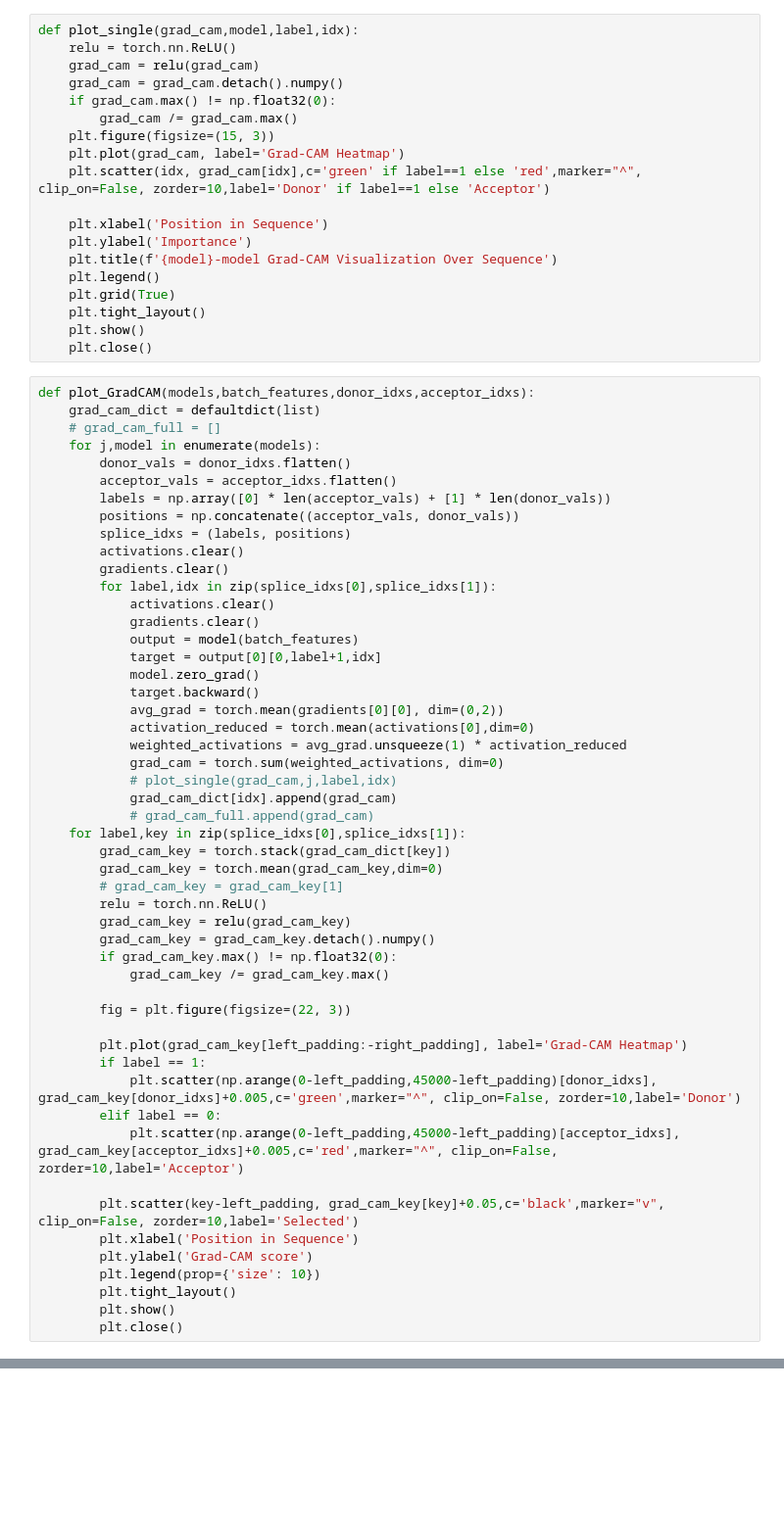
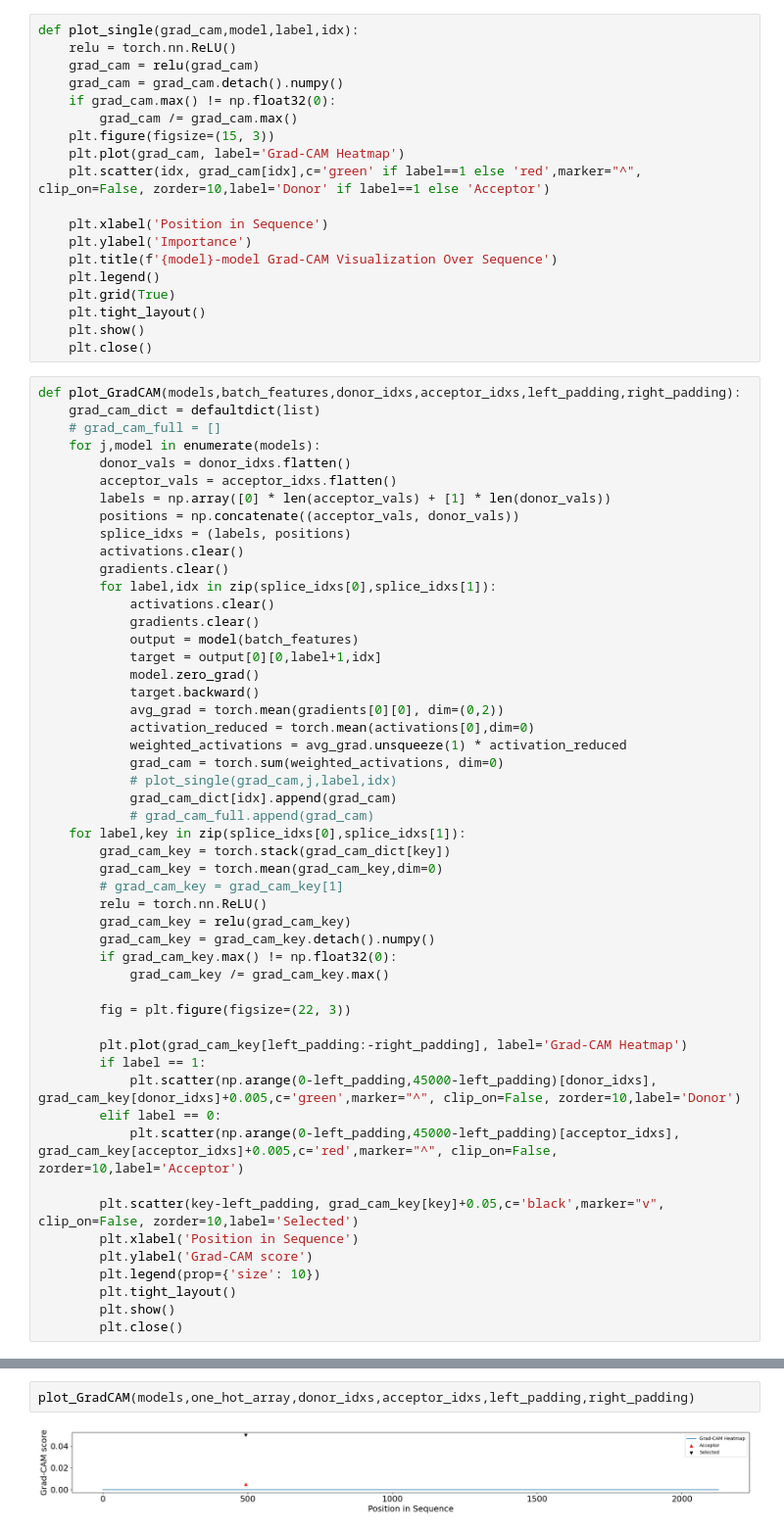
Before and after one commit to Dflorizone/Spliceformer, a Jupyter notebook: Code/intronless_interpretation.ipynb, the cells around one changed output, grey strips where cells are left out. Shown at 98% size. Saved outputs shown, nothing was run; the diff lists cells and outputs as text; blank space fills up the shorter version.

Commit message:
Continue looking into CNN interpretability using a Grad-CAM approach

```diff
--- a/Code/intronless_interpretation.ipynb
+++ b/Code/intronless_interpretation.ipynb
@@ -531,7 +561,7 @@ def plot_single(grad_cam,model,label,idx):
     plt.show()
     plt.close()
 # %%
-def plot_GradCAM(models,batch_features,donor_idxs,acceptor_idxs):
+def plot_GradCAM(models,batch_features,donor_idxs,acceptor_idxs,left_padding,right_padding):
     grad_cam_dict = defaultdict(list)
     # grad_cam_full = []
     for j,model in enumerate(models):
@@ -593,0 +710,4 @@ plot_GradCAM(models,one_hot_array,donor_idxs,acceptor_idxs)
+# %%
+plot_GradCAM(models,one_hot_array,donor_idxs,acceptor_idxs,left_padding,right_padding)
+# %% [output]
+[figure, added]
```
Also changed, not shown: parts of 14 cells of this notebook, 3 other files.
